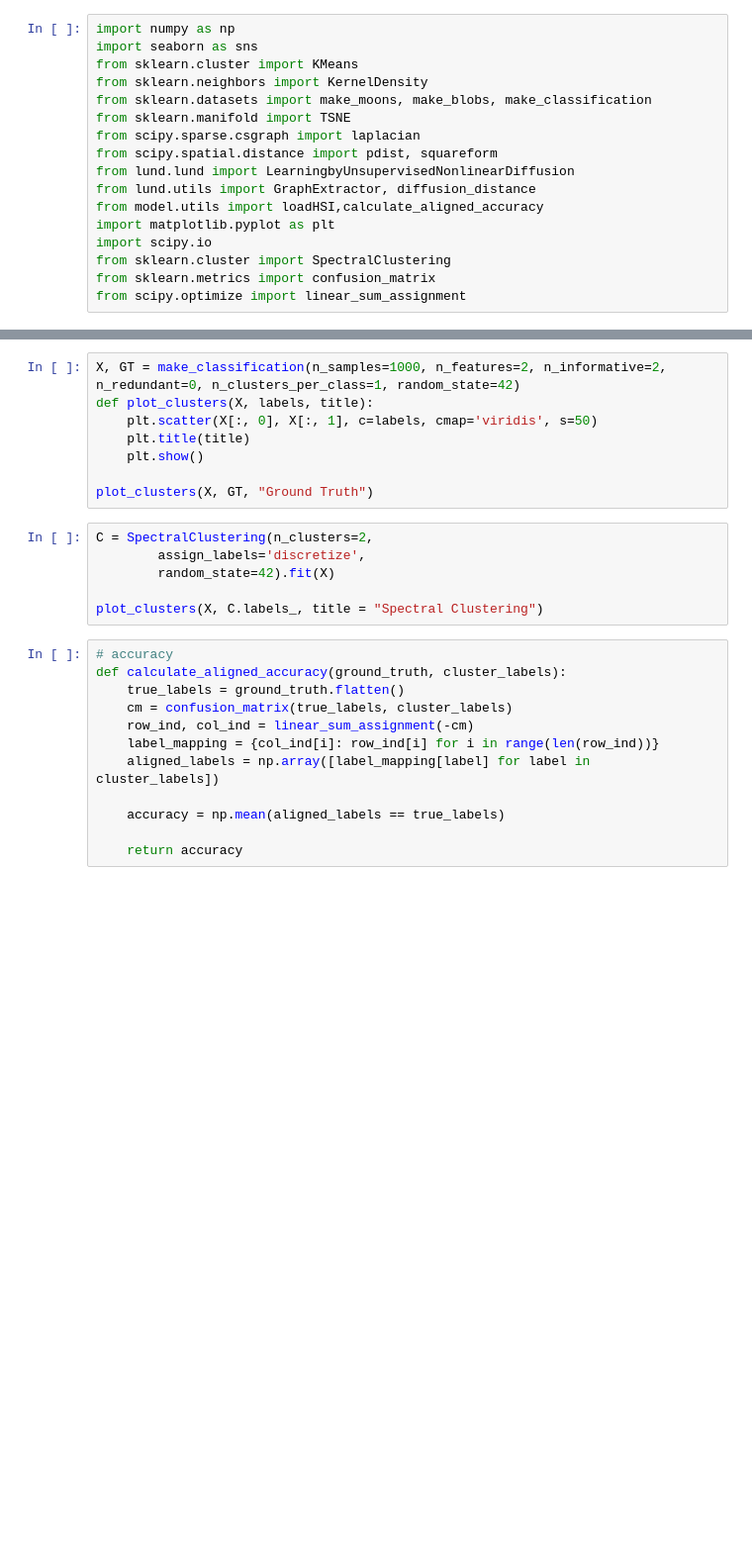
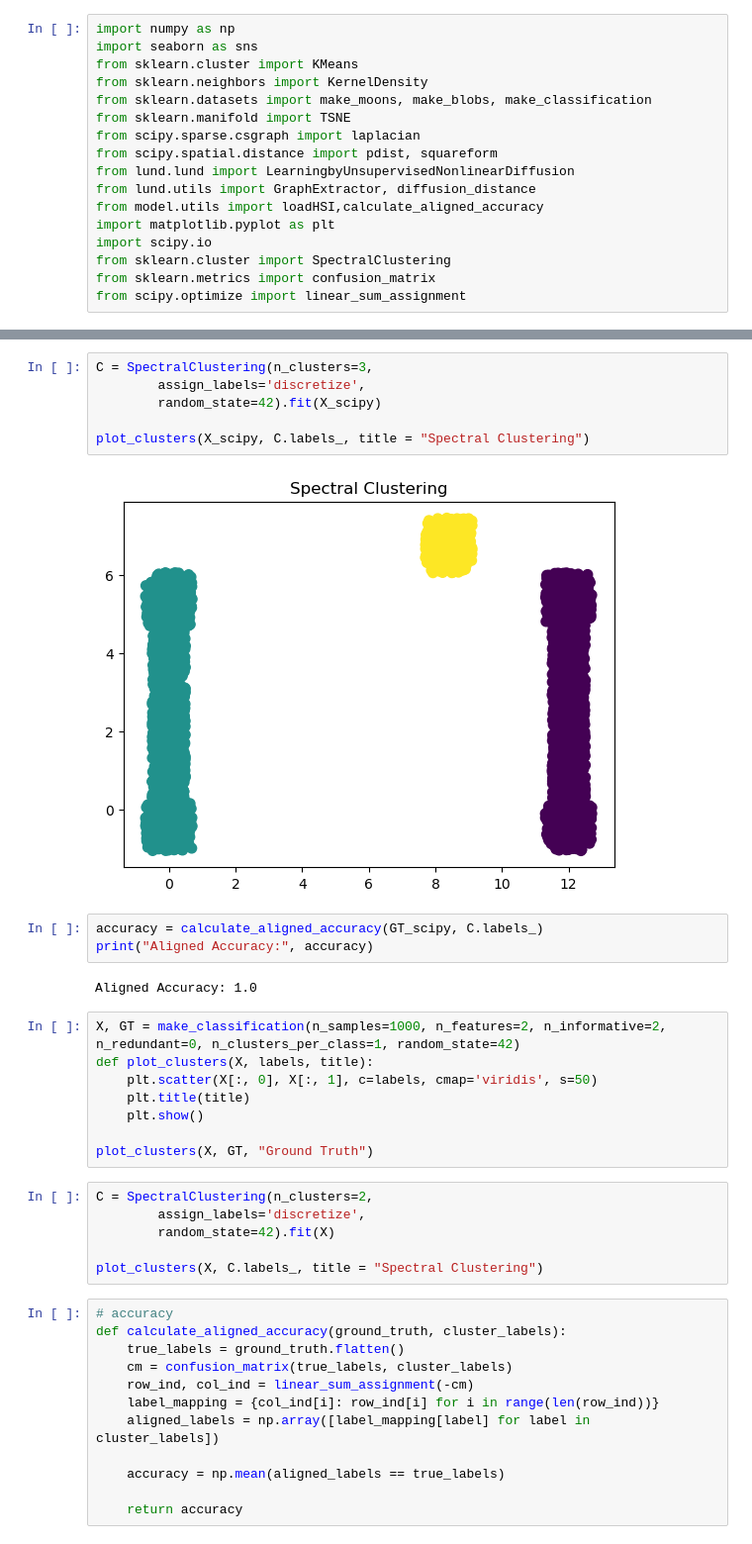
Before and after one commit to seolibek/Tufts2024, a Jupyter notebook: specClus.ipynb, the cells around one changed output, grey strips where cells are left out. Shown at 99% size. Drawn from its saved outputs; the diff is of its cells as text; blank space fills up the shorter version.

```diff
--- a/specClus.ipynb
+++ b/specClus.ipynb
@@ -18,3 +43,16 @@ from scipy.optimize import linear_sum_assignment
+# %%
+C = SpectralClustering(n_clusters=3,
+        assign_labels='discretize',
+        random_state=42).fit(X_scipy)
+
+plot_clusters(X_scipy, C.labels_, title = "Spectral Clustering")
+# %% [output]
+[figure, added]
+# %%
+accuracy = calculate_aligned_accuracy(GT_scipy, C.labels_)
+print("Aligned Accuracy:", accuracy)
+# %% [output]
+Aligned Accuracy: 1.0
 # %%
 X, GT = make_classification(n_samples=1000, n_features=2, n_informative=2, n_redundant=0, n_clusters_per_class=1, random_state=42)
 def plot_clusters(X, labels, title):
```
Also changed, not shown: parts of 6 cells of this notebook.
